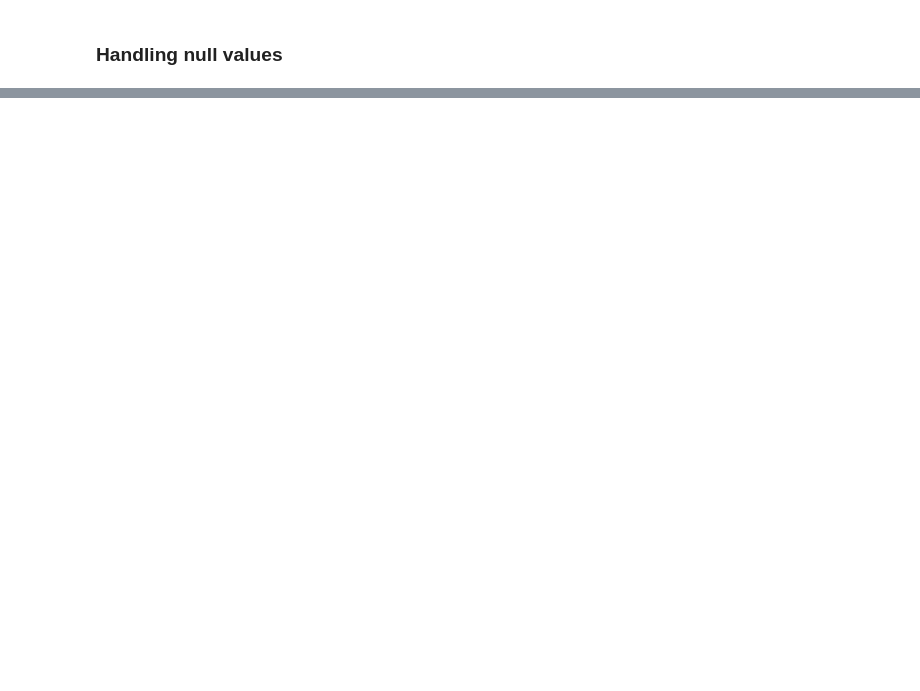
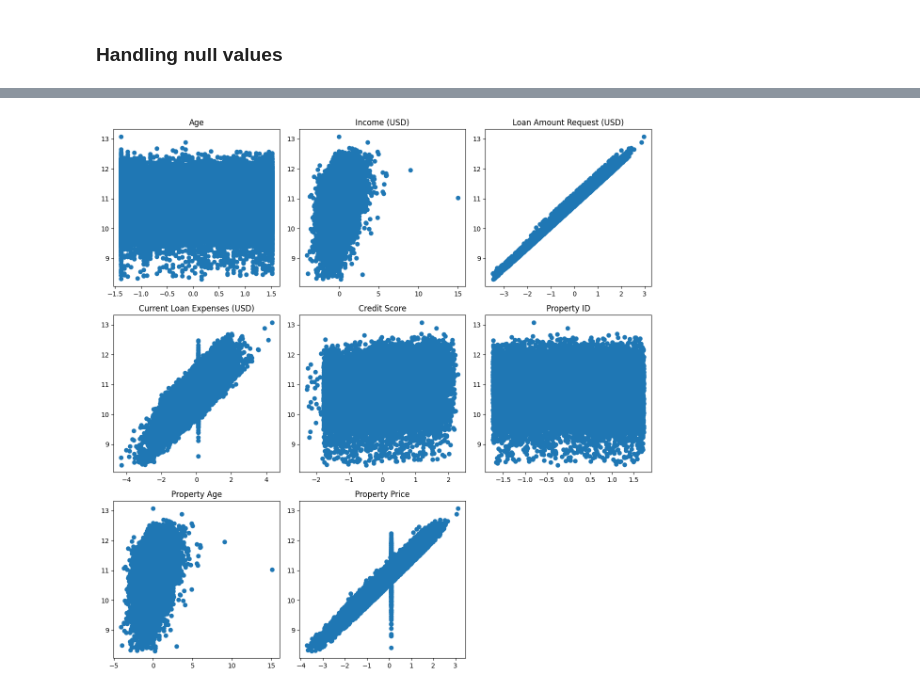
Before and after one commit to KarthikPreVin/MACHINE-LEARNING-LAB, a Jupyter notebook: ASSIGNMENT 3/ASSIGNMENT 3.ipynb, the cells around one changed output, grey strips where cells are left out. Cells and saved outputs as stored; diff of their text form; code cells hidden in the pictures; blank space fills up the shorter version.

```diff
--- a/ASSIGNMENT 3/ASSIGNMENT 3.ipynb
+++ b/ASSIGNMENT 3/ASSIGNMENT 3.ipynb
@@ -106,0 +226,13 @@ could not convert string to float: 'F'
+# %%
+fig,axes = plt.subplots(nrows = 3, ncols = 3, figsize = (12,12))
+axes = axes.flatten()
+for i in range(8):
+    axes[i].scatter(x=X[continuous_columns[i]],y=y["Loan Sanction Amount (USD)"])
+    axes[i].set_title(continuous_columns[i])
+
+axes[8].remove()
+
+plt.tight_layout()
+plt.show()
+# %% [output]
+[figure, added]
```
Also changed, not shown: parts of 18 cells of this notebook.
